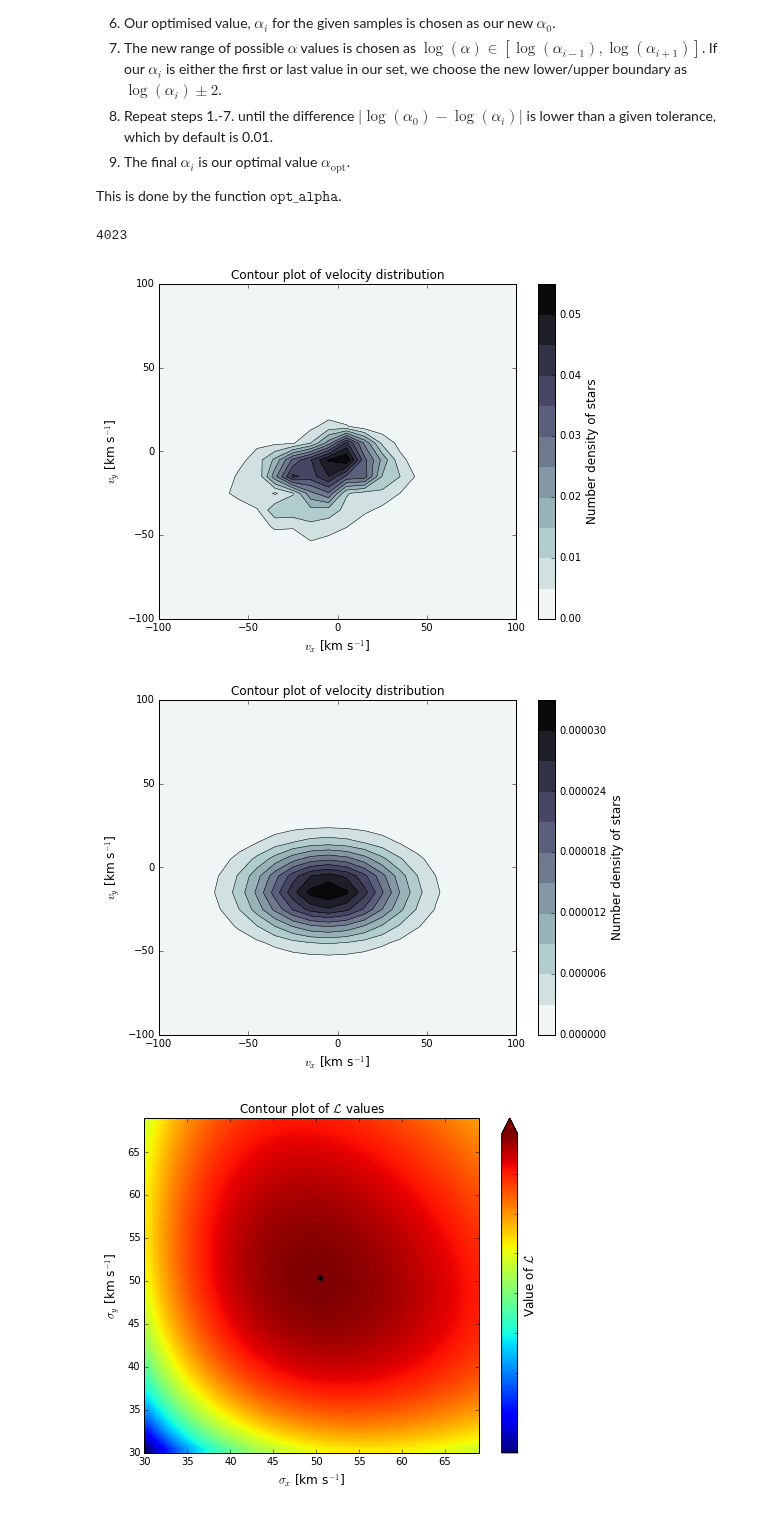
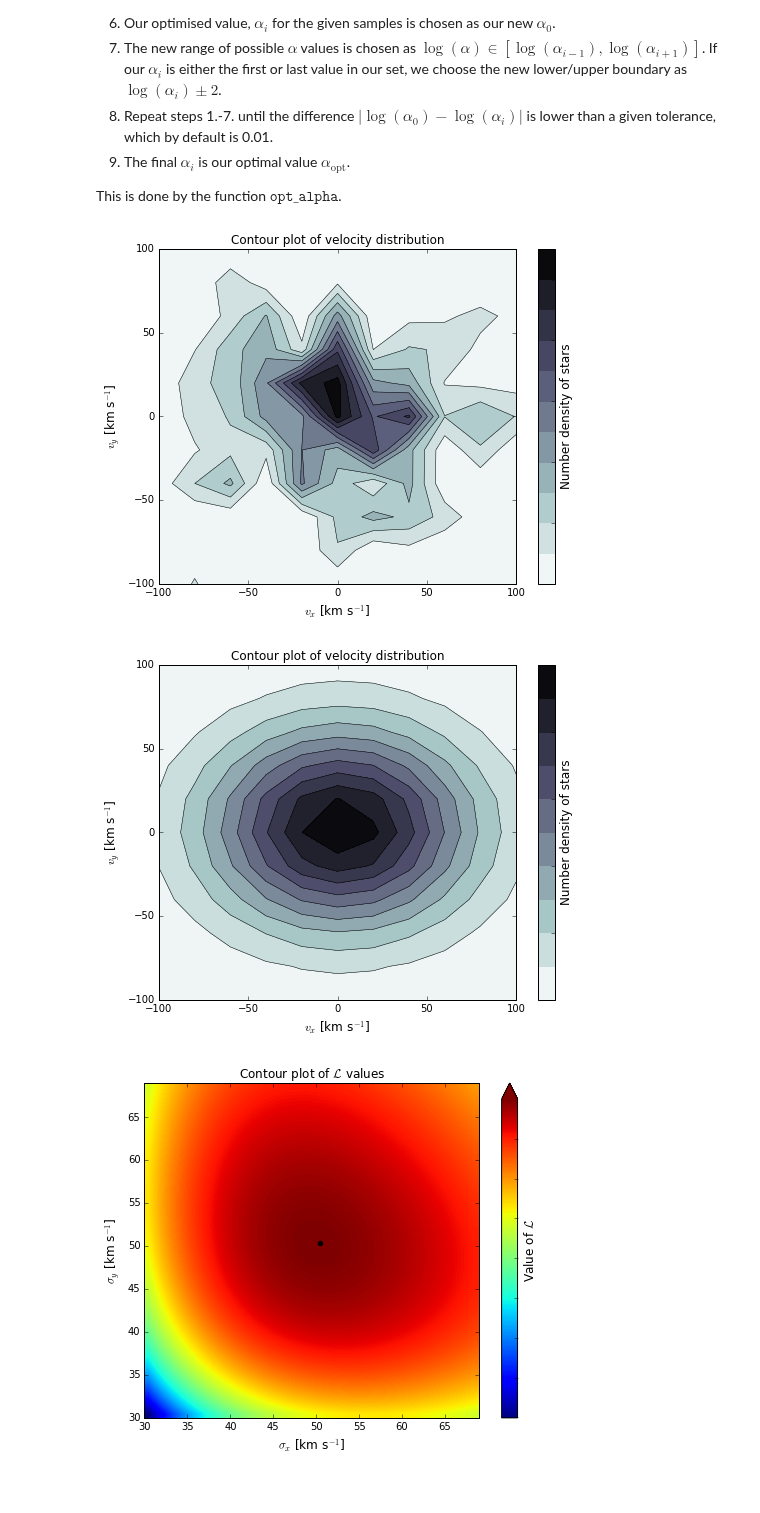
Before and after one commit to PaulMcMillan-Astro/DeprojectionProject, a Jupyter notebook: InitialDeprojectionNotebook.ipynb, the cells around one changed output. Saved outputs shown, nothing was run; the diff lists cells and outputs as text; code cells hidden in the pictures.

```diff
--- a/InitialDeprojectionNotebook.ipynb
+++ b/InitialDeprojectionNotebook.ipynb
@@ -49,9 +49,9 @@ sample = sample.transform_to(coord.Galactic)
 # %% [markdown]
 If we choose to use pseudodata instead, we can specify the desired number of stars, $N$, as well as the mean velocities and dispersions for the Gaussian velocity distribution of each component $v_x,\ v_y,\ v_z$. The pseudosample can then be generated using the $\texttt{model_sample}$ function.
 # %%
-N = 5000 #Number of stars we want to use in our sample
-v0 = np.array([0,0,0]) #The mean velocities of our pseudosample Gaussian velocity distributions
-v_disp = np.array([20,30,25]) #The velocity dispersions of the Gaussians
+N = 1000 #Number of stars we want to use in our sample
+v0 = np.array([2,1,-3]) #The mean velocities of our pseudosample Gaussian velocity distributions
+v_disp = np.array([60,50,55]) #The velocity dispersions of the Gaussians
 sample = model_sample(N,v0,v_disp) #Uncomment to use pseudosample
 # %% [markdown]
 Essentially, we project the possible values of the radial velocity for each specimen $k$ in a set of $N$ stars onto our $v$-space in order to get an estimate of the underlying probability distribution function.
@@ -120,8 +120,8 @@ Hence we get a box that covers the ranges $v_i \in [v_{i,min},v_{i,min}+n_i d_{v
 #For example we can choose
 
 n = np.array([20,20,20])
-dv = np.array([20,20,20])
-vmin = np.array([-200,-200,-200])
+dv = np.array([15,15,15])
+vmin = np.array([-150,-150,-150])
 # %% [markdown]
 ## Computing the log-likelihood $\tilde{\mathcal L}$
 
@@ -205,7 +205,9 @@ sigma2, vmean0 = calc_sigma2(pvals,rhatvals,True)
 
 sigma = np.sqrt(sigma2)
 
-phi0 = phi_guess(vmean0,sigma,vmin,dv,n)
+vmean_g = np.array([10,15,-10])
+
+phi0 = phi_guess(vmean_g,sigma,vmin,dv,n)+(np.random.random((n))+10)
 
 sanity_check(pvals,rhatvals,phi0,vmin,dv,n)
 # %% [output]
@@ -293,0 +312,8 @@ Computed velocity dispersion ===> [25.43078266 16.03721278 16.81390217]
+# %%
+alpha = 0
+
+phi0z = np.zeros((n))
+
+phi_better, phiall = max_L(alpha, pvals, rhatvals, vmin, dv, n, phi0_guess = phi0)
+
+sanity_check(pvals,rhatvals,phi_better,vmin,dv,n)
@@ -375,22 +370,18 @@ def plot_fv1(phi,plane,vmin,dv,n):
-# %%
-len(sample)
-# %% [output]
-4023
 # %%
 from Deproject_plots import plot_fv
 
-plot_fv1(phi_good,'xy',vmin,dv,n)
+plot_fv(phi_better,'xy',vmin,dv,n)
 
 sigma2, vmean0 = calc_sigma2(pvals,rhatvals,True)
 
 sigma = np.sqrt(sigma2)
 
 phi0 = phi_guess(vmean0,sigma,vmin,dv,n)
 
-plot_fv1(phi0,'xy',vmin,dv,n)
+plot_fv(phi0,'xy',vmin,dv,n)
 # %% [output]
-[figure, old version]
+[figure, new version]
-[figure, old version]
+[figure, new version]
 # %%
 test_L('xy', 1e-10, v0, v_disp, pvals, rhatvals, vmin, dv, n)
 # %% [output]
```
Also changed, not shown: parts of 46 cells of this notebook, 3 other files.
